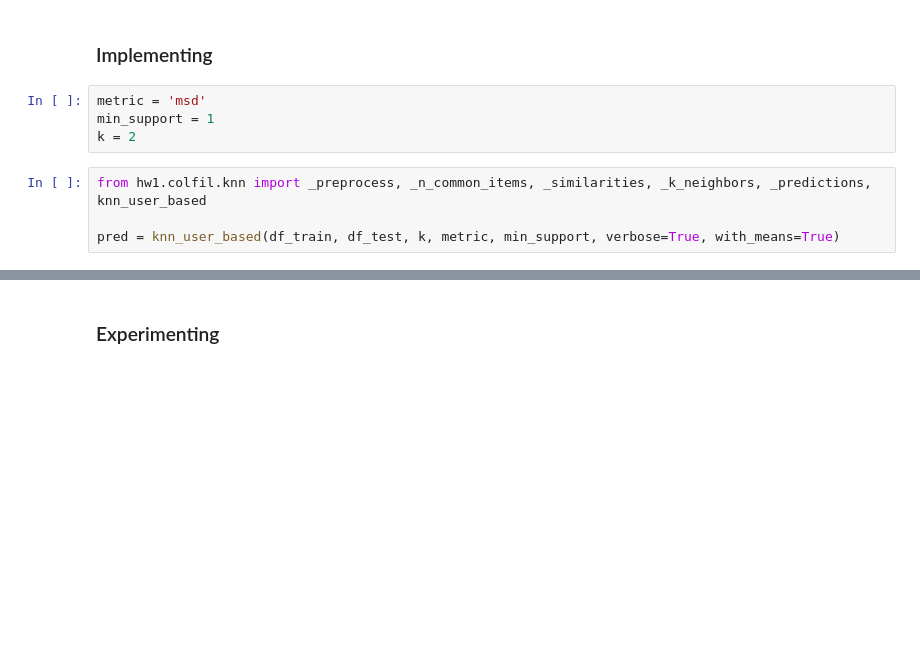
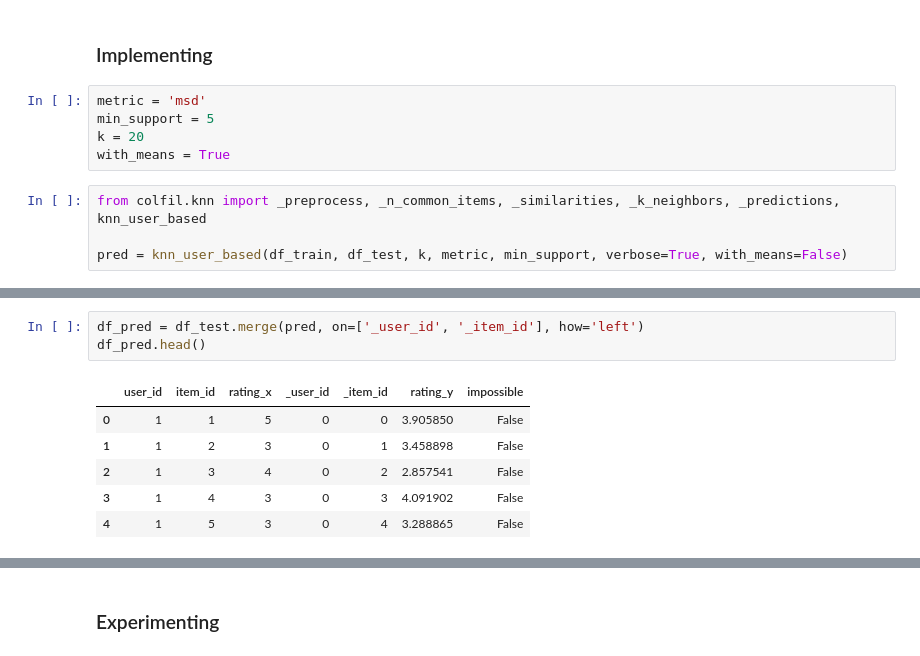
Before and after one commit to voorhs/recsys, a Jupyter notebook: hw1/exps.ipynb, the cells around one changed output, grey strips where cells are left out. Drawn from its saved outputs; the diff is of its cells as text; blank space fills up the shorter version.

```diff
--- a/hw1/exps.ipynb
+++ b/hw1/exps.ipynb
@@ -161,9 +161,10 @@ print(len(set(df_test.user_id.unique()) - set(df_train.user_id.unique())))
 ### Implementing
 # %%
 metric = 'msd'
-min_support = 1
-k = 2
+min_support = 5
+k = 20
+with_means = True
 # %%
-from hw1.colfil.knn import _preprocess, _n_common_items, _similarities, _k_neighbors, _predictions, knn_user_based
+from colfil.knn import _preprocess, _n_common_items, _similarities, _k_neighbors, _predictions, knn_user_based
 
-pred = knn_user_based(df_train, df_test, k, metric, min_support, verbose=True, with_means=True)
+pred = knn_user_based(df_train, df_test, k, metric, min_support, verbose=True, with_means=False)
@@ -191,0 +183,10 @@ pred.loc[pred.impossible]
+# %%
+df_pred = df_test.merge(pred, on=['_user_id', '_item_id'], how='left')
+df_pred.head()
+# %% [output]
+|  | user_id | item_id | rating_x | _user_id | _item_id | rating_y | impossible |
+| 0 | 1 | 1 | 5 | 0 | 0 | 3.905850 | False |
+| 1 | 1 | 2 | 3 | 0 | 1 | 3.458898 | False |
+| 2 | 1 | 3 | 4 | 0 | 2 | 2.857541 | False |
+| 3 | 1 | 4 | 3 | 0 | 3 | 4.091902 | False |
+| 4 | 1 | 5 | 3 | 0 | 4 | 3.288865 | False |
```
Also changed, not shown: parts of 4 cells of this notebook, 1 other file.
